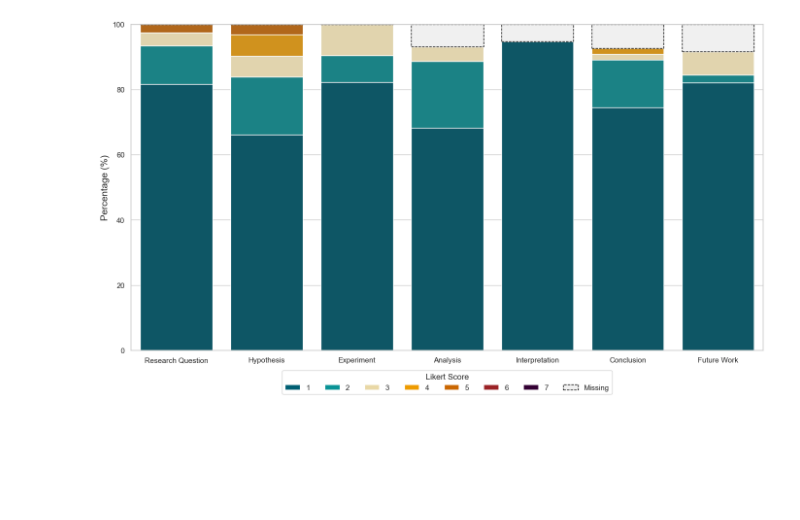
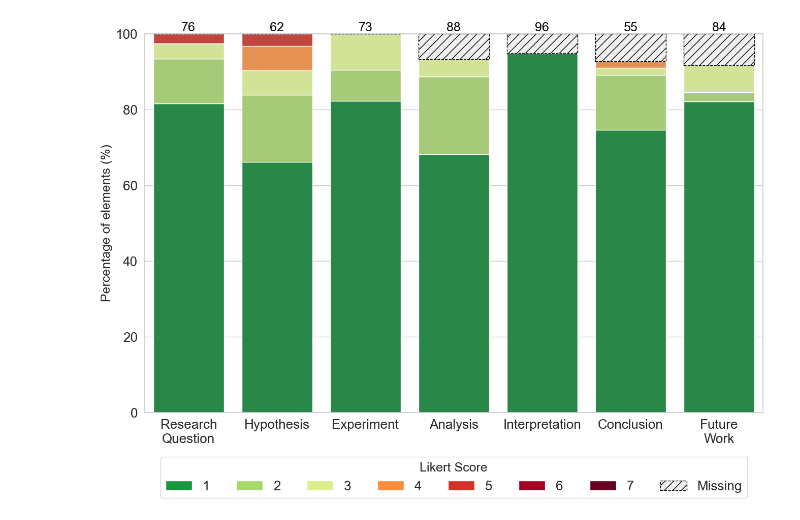
Before and after one commit to thijssnelleman/automated-reproducibility, a Jupyter notebook: likert_scale.ipynb, the cells around one changed output. Cells and saved outputs as stored; diff of their text form; code cells hidden in the pictures; blank space fills up the shorter version.

```diff
--- a/likert_scale.ipynb
+++ b/likert_scale.ipynb
@@ -50,8 +50,8 @@ percentages_df = counts_df.div(counts_df.sum(axis=1), axis=0) * 100
 # --- Plotting ---
 
 # Set up the plot style
-sns.set_theme(style="whitegrid")
-plt.figure(figsize=(14, 8))
+sns.set_theme(style="whitegrid", font_scale=1.7)
+plt.figure(figsize=(14, 10))
 
 # Create the 100% stacked bar chart
 # The `bottom` parameter is updated in each iteration to stack the bars
@@ -60,13 +60,13 @@ bottom = pd.Series([0.0] * len(percentages_df), index=percentages_df.index)
 # 4. Define colors for the Likert scale values
 colors = {
     -1: "#f0f0f0",
-    1: "#005f73",
-    2: "#0a9396",
-    3: "#e9d8a6",
-    4: "#ee9b00",
-    5: "#ca6702",
-    6: "#9b2226",
-    7: "#330033"
+    1: "#1a9641",  # Dark Green (Good)
+    2: "#a6d96a",  # Light Green
+    3: "#d9ef8b",  # Yellow-Green (Slightly Positive)
+    4: "#fd8d3c",  # Darker Orange (Neutral)
+    5: "#d73027",  # Red (Negative)
+    6: "#a50026",  # Dark Red
+    7: "#67001f"   # Very Dark Red (Abysmal)
 }
 
 # --- Build color map (green → red) ---
@@ -85,6 +85,7 @@ for score in percentages_df.columns:
         bar_kwargs['edgecolor'] = 'black'
         bar_kwargs['linestyle'] = '--'
         bar_kwargs['linewidth'] = 1
+        bar_kwargs['hatch'] = '//'
 
     ax = sns.barplot(
         x=percentages_df.index,
@@ -96,11 +97,18 @@ for score in percentages_df.columns:
     # Update the bottom for the next stack
     bottom += percentages_df[score]
 
+# Calculate total counts for each section
+total_counts = counts_df.sum(axis=1)
+
+# Add total counts on top of each bar
+for i, section in enumerate(percentages_df.index):
+    total = total_counts[section]
+    ax.text(i, 100, f'{total}', ha='center', va='bottom', fontsize=18, color='black')
 # --- Formatting and Labels ---
 
 # Add titles and labels for clarity
 ax.set_xlabel(None)
-ax.set_ylabel('Percentage (%)', fontsize=14)
+ax.set_ylabel('Percentage of elements (%)', fontsize=18)
 
 # Define full set of possible labels
 all_legend_labels = {
@@ -108,33 +116,35 @@ all_legend_labels = {
     2: "2 - Correct",
     3: "3 - Acceptable",
     4: "4 - Partially Incorrect",
     5: "5 - Incorrect",
     6: "6 - No overlap",
     7: "7 - Hallucinatory",
     -1: "Missing"
 }
 
 # Create legend handles and labels for all possible scores (1-7)
 legend_handles = []
 legend_labels = []
 for score in all_scores:
     patch_kwargs = {'facecolor': colors[score]}
     if score == -1:
         patch_kwargs['edgecolor'] = 'black'
         patch_kwargs['linestyle'] = '--'
         patch_kwargs['linewidth'] = 1
+        patch_kwargs['hatch'] = '//'
     legend_handles.append(Patch(**patch_kwargs))
     legend_labels.append(str(score) if score != -1 else "Missing")
 
 # Add a legend with custom handles to ensure colors are displayed correctly
 xtick_labels = [label.replace(' ', '\n') if ' ' in label else label for label in percentages_df.index]
-ax.legend(handles=legend_handles, labels=legend_labels, title='Likert Score', loc='upper center', bbox_to_anchor=(0.5, -0.05), ncol=len(all_scores))
+ax.set_xticklabels(xtick_labels)
+ax.legend(handles=legend_handles, labels=legend_labels, title='Likert Score', title_fontsize=18, loc='upper center', bbox_to_anchor=(0.5, -0.1), ncol=len(all_scores))
 
 # Ensure the layout is tight
 plt.tight_layout()
 
 # Display the plot
-plt.savefig(f"plots/likert_scale_bars.pdf", dpi=600)
+plt.savefig(f"plots/likert_scale_bars.pdf", dpi=600, bbox_inches='tight', pad_inches=0)
 plt.show()
 # %% [output]
-[figure, old version]
+[figure, new version]
```
Also changed, not shown: parts of 6 cells of this notebook, 4 other files.
